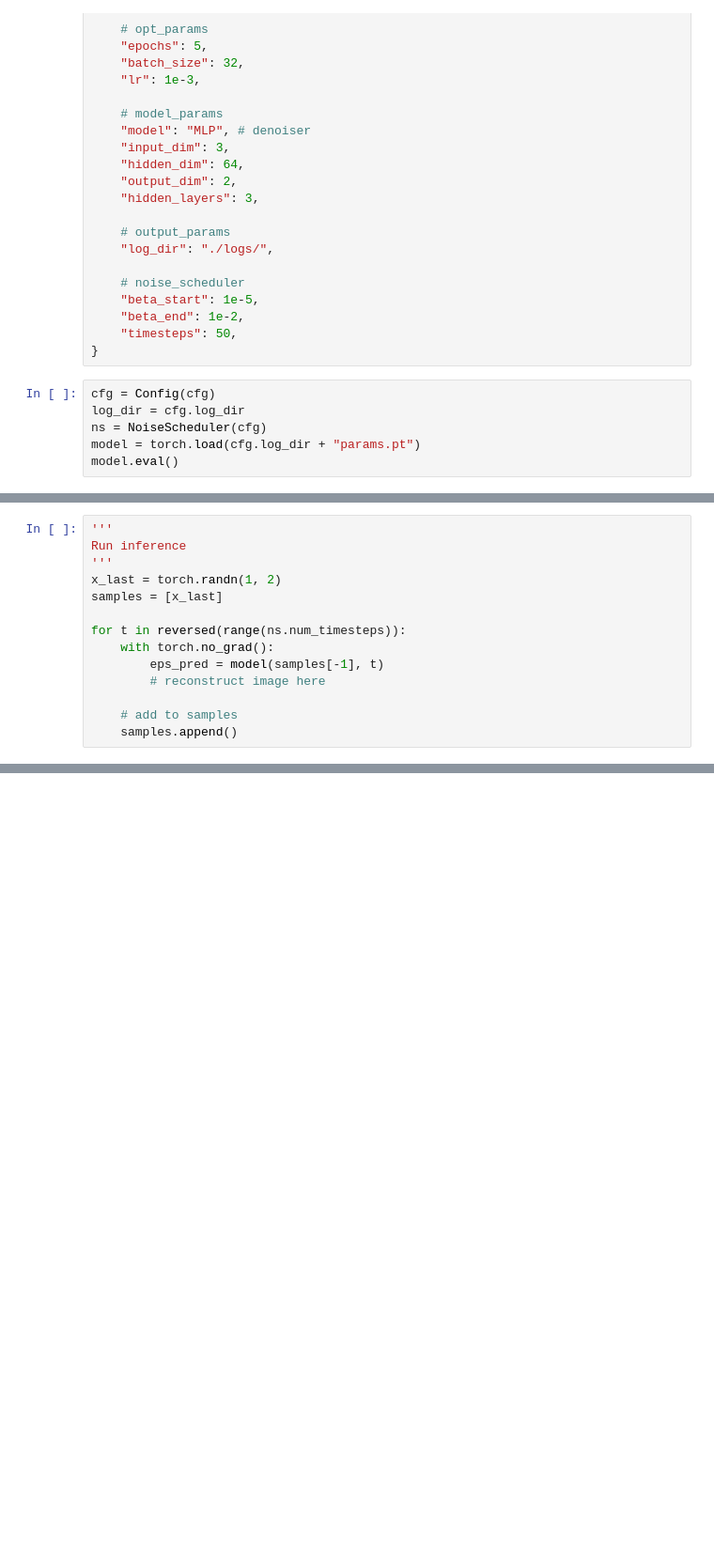
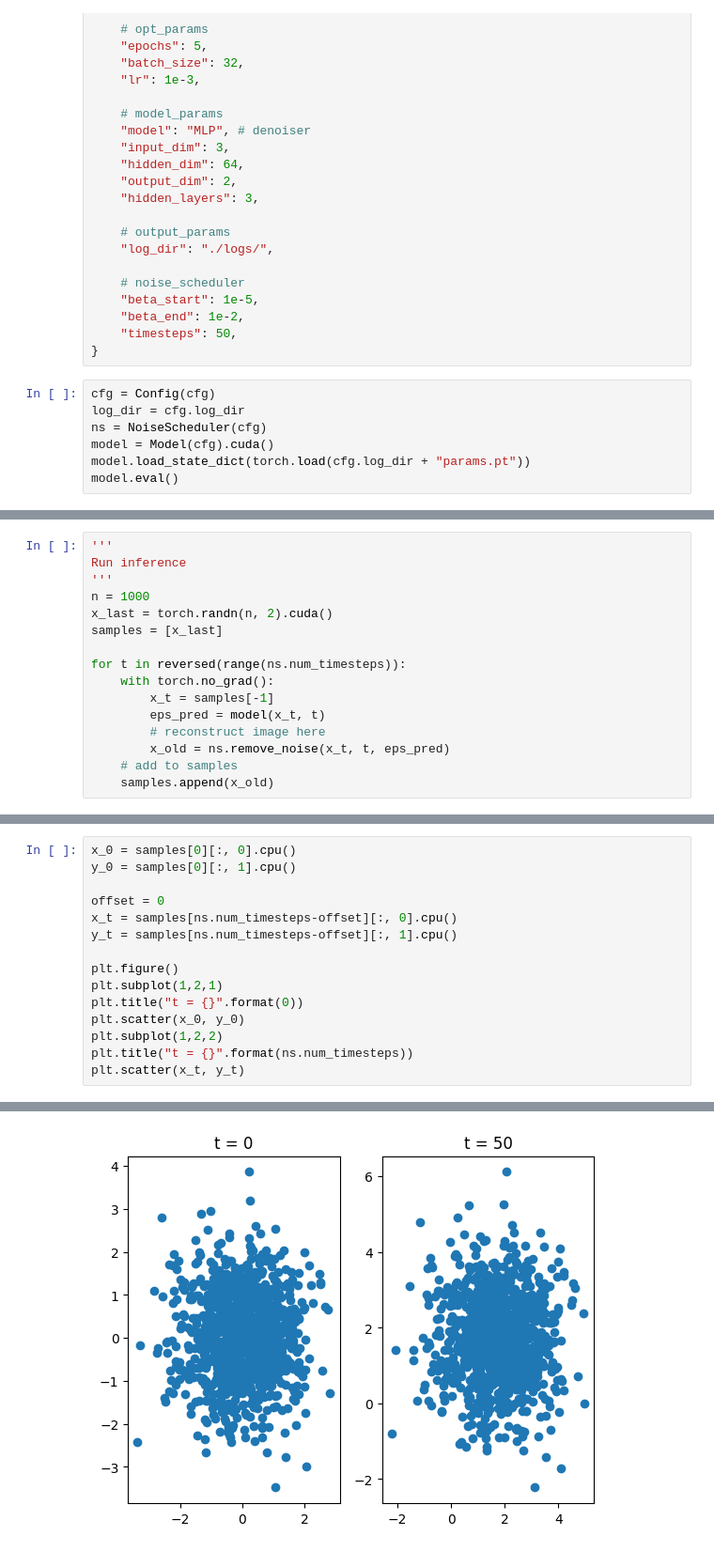
Before and after one commit to ShujaKhalid/tiny-diffusion-sandbox, a Jupyter notebook: visualization.ipynb, the cells around one changed output, grey strips where cells are left out. Shown at 94% size. Cells and saved outputs as stored; diff of their text form; blank space fills up the shorter version.

Commit message:
visualizations complete - hyperparameter tuning in progress...

```diff
--- a/visualization.ipynb
+++ b/visualization.ipynb
@@ -36,5 +37,6 @@ cfg = {
 cfg = Config(cfg)
 log_dir = cfg.log_dir
 ns = NoiseScheduler(cfg)
-model = torch.load(cfg.log_dir + "params.pt")
+model = Model(cfg).cuda()
+model.load_state_dict(torch.load(cfg.log_dir + "params.pt"))
 model.eval()
@@ -42,13 +60,15 @@ model.eval()
 '''
 Run inference
 '''
-x_last = torch.randn(1, 2)
+n = 1000
+x_last = torch.randn(n, 2).cuda()
 samples = [x_last]
 
 for t in reversed(range(ns.num_timesteps)):
     with torch.no_grad():
-        eps_pred = model(samples[-1], t)
+        x_t = samples[-1]
+        eps_pred = model(x_t, t)
         # reconstruct image here
-
+        x_old = ns.remove_noise(x_t, t, eps_pred)
     # add to samples
-    samples.append()
+    samples.append(x_old)
@@ -54,0 +79,16 @@ for t in reversed(range(ns.num_timesteps)):
+# %%
+x_0 = samples[0][:, 0].cpu()
+y_0 = samples[0][:, 1].cpu()
+
+offset = 0
+x_t = samples[ns.num_timesteps-offset][:, 0].cpu()
+y_t = samples[ns.num_timesteps-offset][:, 1].cpu()
+
+plt.figure()
+plt.subplot(1,2,1)
+plt.title("t = {}".format(0))
+plt.scatter(x_0, y_0)
+plt.subplot(1,2,2)
+plt.title("t = {}".format(ns.num_timesteps))
+plt.scatter(x_t, y_t)
+# %% [output]
@@ -54,0 +96 @@ for t in reversed(range(ns.num_timesteps)):
+[figure, added]
```
Also changed, not shown: parts of 4 cells of this notebook, 1 other file.
